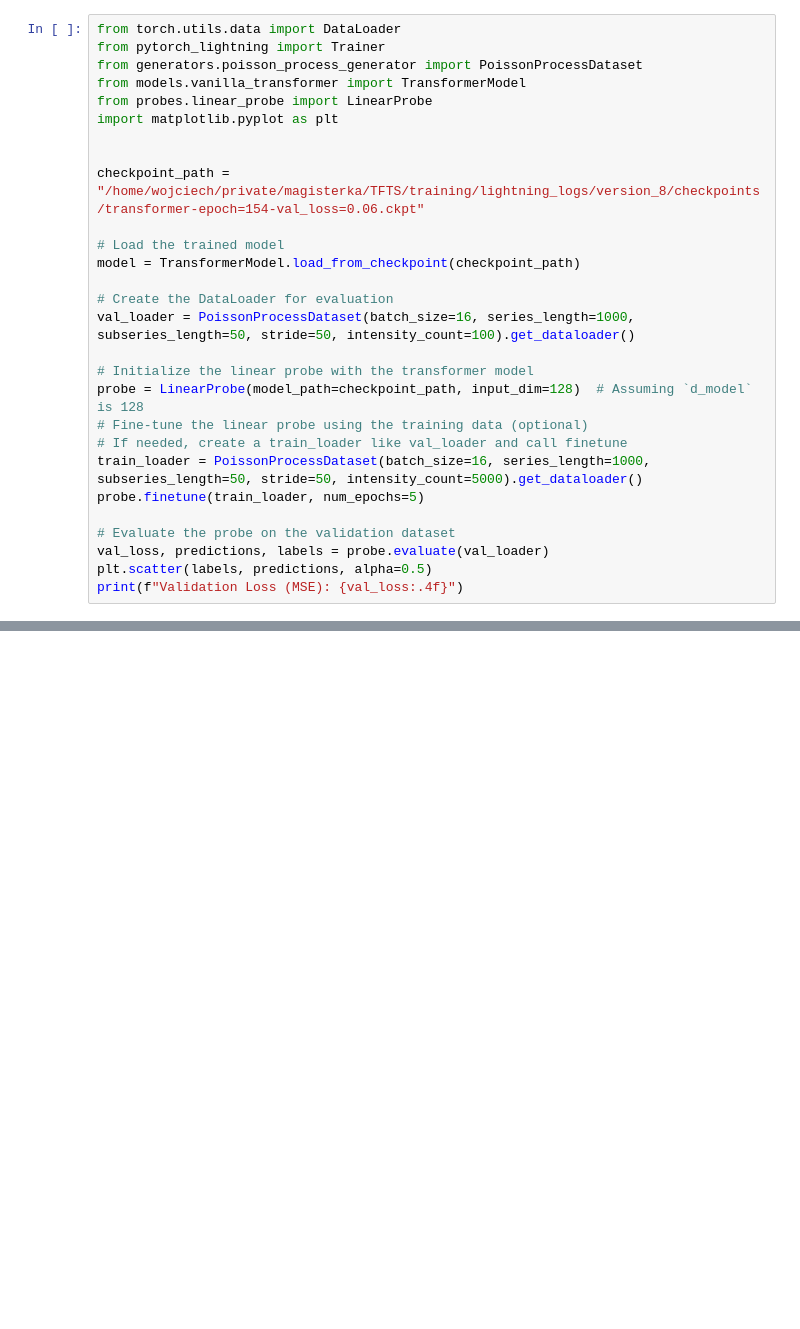
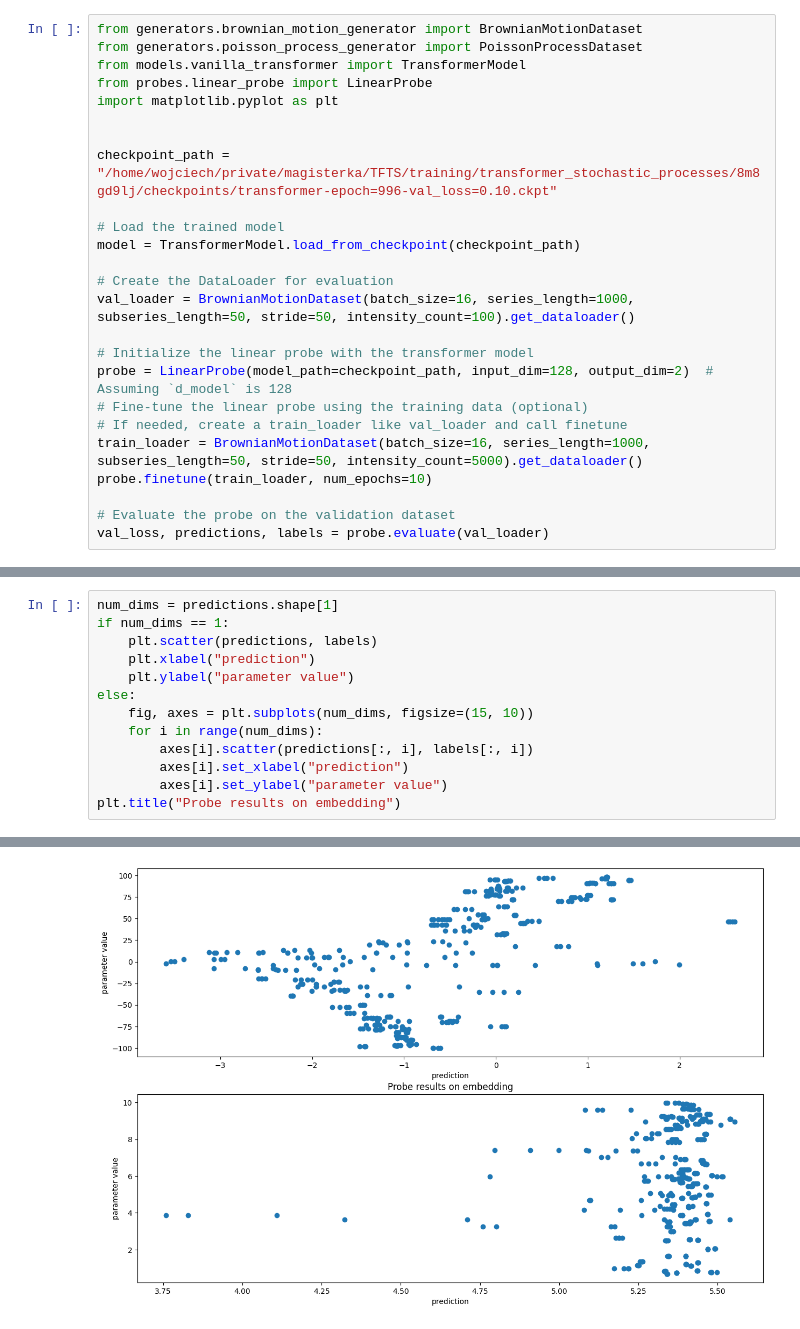
Before and after one commit to witek0509x/TFTS, a Jupyter notebook: notebooks/probe_notebook.ipynb, the cells around one changed output, grey strips where cells are left out. Drawn from its saved outputs; the diff is of its cells as text; blank space fills up the shorter version.

Commit message:
Brownian impl

```diff
--- a/notebooks/probe_notebook.ipynb
+++ b/notebooks/probe_notebook.ipynb
@@ -1,31 +1,28 @@
 # %%
-from torch.utils.data import DataLoader
-from pytorch_lightning import Trainer
+from generators.brownian_motion_generator import BrownianMotionDataset
 from generators.poisson_process_generator import PoissonProcessDataset
 from models.vanilla_transformer import TransformerModel
 from probes.linear_probe import LinearProbe
 import matplotlib.pyplot as plt
 
 
-checkpoint_path = "/home/wojciech/private/magisterka/TFTS/training/lightning_logs/version_8/checkpoints/transformer-epoch=154-val_loss=0.06.ckpt"
+checkpoint_path = "/home/wojciech/private/magisterka/TFTS/training/transformer_stochastic_processes/8m8gd9lj/checkpoints/transformer-epoch=996-val_loss=0.10.ckpt"
 
 # Load the trained model
 model = TransformerModel.load_from_checkpoint(checkpoint_path)
 
 # Create the DataLoader for evaluation
-val_loader = PoissonProcessDataset(batch_size=16, series_length=1000, subseries_length=50, stride=50, intensity_count=100).get_dataloader()
+val_loader = BrownianMotionDataset(batch_size=16, series_length=1000, subseries_length=50, stride=50, intensity_count=100).get_dataloader()
 
 # Initialize the linear probe with the transformer model
-probe = LinearProbe(model_path=checkpoint_path, input_dim=128)  # Assuming `d_model` is 128
+probe = LinearProbe(model_path=checkpoint_path, input_dim=128, output_dim=2)  # Assuming `d_model` is 128
 # Fine-tune the linear probe using the training data (optional)
 # If needed, create a train_loader like val_loader and call finetune
-train_loader = PoissonProcessDataset(batch_size=16, series_length=1000, subseries_length=50, stride=50, intensity_count=5000).get_dataloader()
-probe.finetune(train_loader, num_epochs=5)
+train_loader = BrownianMotionDataset(batch_size=16, series_length=1000, subseries_length=50, stride=50, intensity_count=5000).get_dataloader()
+probe.finetune(train_loader, num_epochs=10)
 
 # Evaluate the probe on the validation dataset
 val_loss, predictions, labels = probe.evaluate(val_loader)
-plt.scatter(labels, predictions, alpha=0.5)
-print(f"Validation Loss (MSE): {val_loss:.4f}")
 # %% [output]
 Probe device: cuda:0
 Transformer device: cuda:0
@@ -39,0 +40,14 @@ Validation Loss (MSE): 779.6551
+# %%
+num_dims = predictions.shape[1]
+if num_dims == 1:
+    plt.scatter(predictions, labels)
+    plt.xlabel("prediction")
+    plt.ylabel("parameter value")
+else:
+    fig, axes = plt.subplots(num_dims, figsize=(15, 10))
+    for i in range(num_dims):
+        axes[i].scatter(predictions[:, i], labels[:, i])
+        axes[i].set_xlabel("prediction")
+        axes[i].set_ylabel("parameter value")
+plt.title("Probe results on embedding")
+# %% [output]
@@ -39,0 +55 @@ Validation Loss (MSE): 779.6551
+[figure, added]
```
Also changed, not shown: parts of 6 cells of this notebook, 7 other files.
